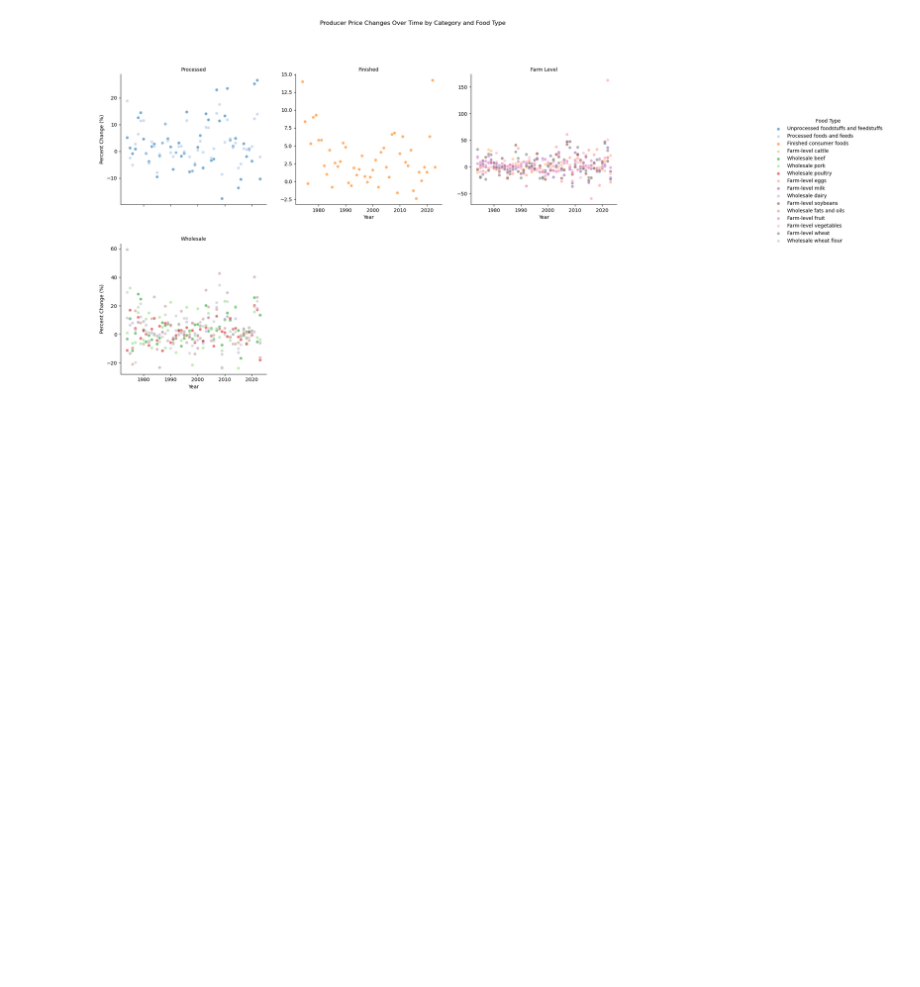
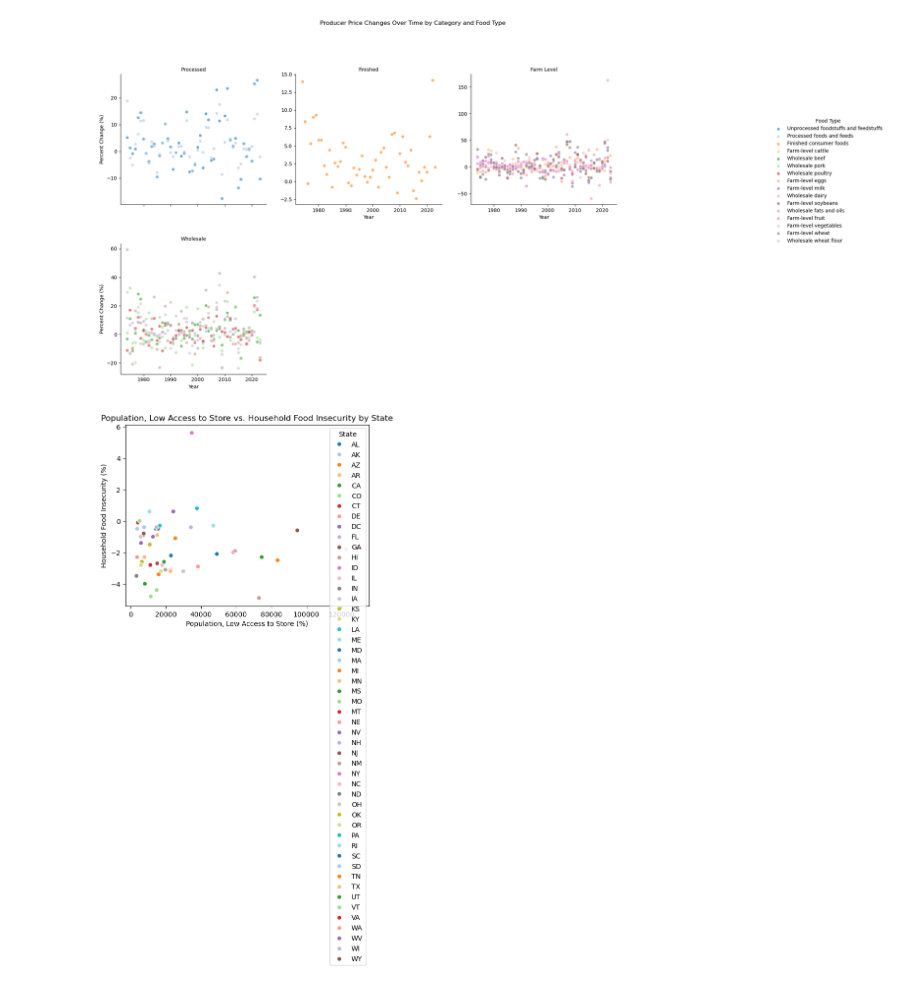
Before and after one commit to eva163x/food-insecurity-analysis, a Jupyter notebook: CS216_Project.ipynb, the cells around one changed output. Saved outputs shown, nothing was run; the diff lists cells and outputs as text; code cells hidden in the pictures; blank space fills up the shorter version.

Commit message:
created visualization "Population, Low Access to Store vs. Household Food Insecurity by State"

```diff
--- a/CS216_Project.ipynb
+++ b/CS216_Project.ipynb
@@ -39,6 +39,8 @@ historical_producer_price_changes = pd.read_csv(folder_path + '(historical) prod
 consumer_price = pd.read_csv(folder_path + 'changes_consumer_price_indices.csv')
 producer_price = pd.read_csv(folder_path + 'changes_producer_price.csv')
 food_access_data = pd.read_excel(folder_path + 'FoodAccessResearchAtlasData2019.xlsx')
+state_and_county = pd.read_csv(folder_path + 'StateAndCountyData.csv')
+variable_list = pd.read_csv(folder_path + 'VariableList.csv')
 # %% [markdown]
 ## Data Wrangling
 # %%
@@ -110,3 +112,36 @@ Producer Data Summary:
 3  Unprocessed foodstuffs and feedstuffs  1977             0.9  Processed
 4  Unprocessed foodstuffs and feedstuffs  1978            12.6  Processed
 [figure]
+# %%
+# Household food insecurity (%, three-year average), 2015-17 -- vs -- Population, low access to store, 2015
+
+# Filter low access population data
+filtered_data_low_access = state_and_county[state_and_county['Variable_Code'] == 'LACCESS_POP15'].copy()
+filtered_data_low_access['Low Access Population'] = pd.to_numeric(filtered_data_low_access['Value'], errors='coerce')
+
+state_avg_low_access = filtered_data_low_access.groupby('State')['Low Access Population'].mean().reset_index()
+
+# Filter household insecurity data
+filtered_data_insecurity = state_and_county[state_and_county['Variable_Code'] == 'CH_FOODINSEC_14_17'][['State', 'Value']].copy()
+filtered_data_insecurity.rename(columns={'Value': 'Household Insecurity'}, inplace=True)
+filtered_data_insecurity['Household Insecurity'] = pd.to_numeric(filtered_data_insecurity['Household Insecurity'], errors='coerce')
+
+# Merge the two datasets on FIPS code to align counties correctly
+merged_data = filtered_data_insecurity.merge(state_avg_low_access, on='State', how='left')
+
+# # Create scatter plot
+sns.scatterplot(
+    data=merged_data,
+    x='Low Access Population',
+    y='Household Insecurity',
+    hue='State',
+    palette='tab20',
+)
+
+plt.title("Population, Low Access to Store vs. Household Food Insecurity by State")
+plt.xlabel("Population, Low Access to Store (%)")
+plt.ylabel("Household Food Insecurity (%)")
+
+plt.show()
+# %% [output]
+[figure, added]
```
